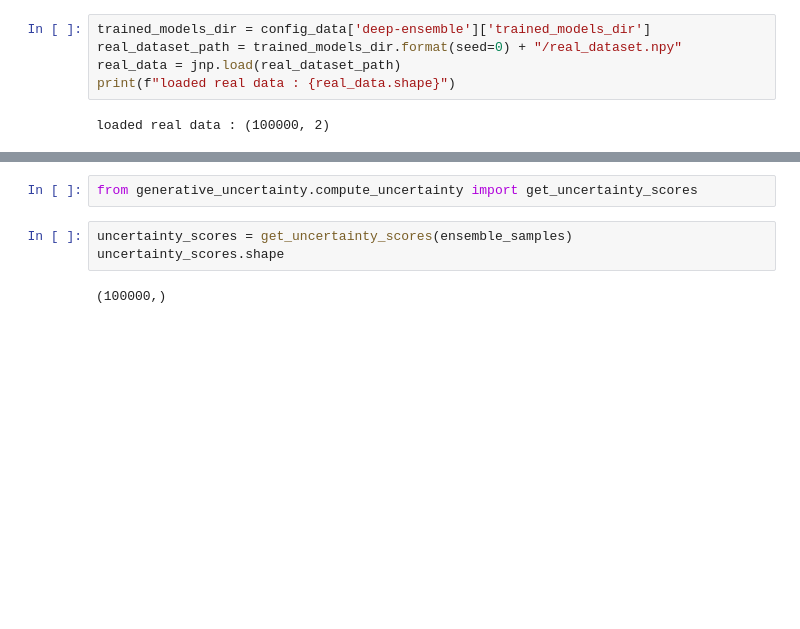
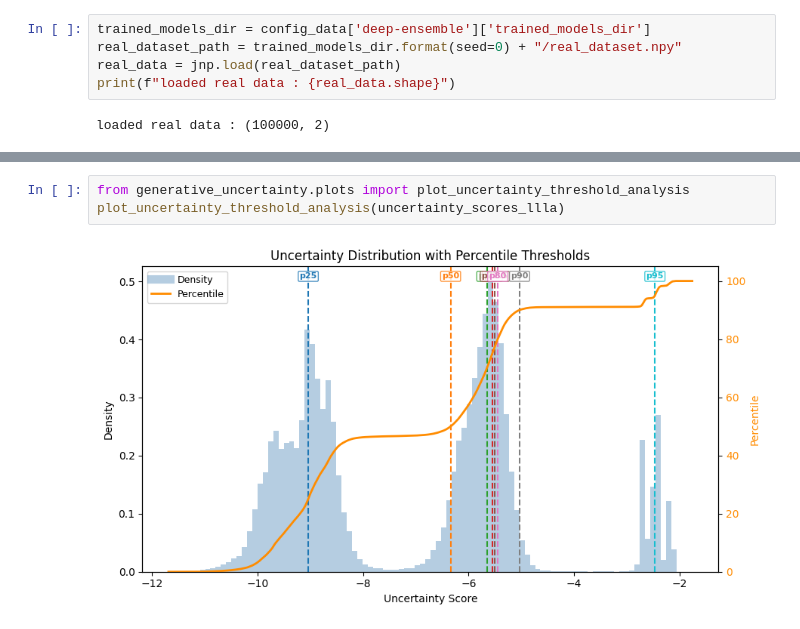
Before and after one commit to gantover/thesis, a Jupyter notebook: diffusion-model-hallucination/gaussian_experiments/gu_plots.ipynb, the cells around one changed output, grey strips where cells are left out. Saved outputs shown, nothing was run; the diff lists cells and outputs as text; blank space fills up the shorter version.

```diff
--- a/diffusion-model-hallucination/gaussian_experiments/gu_plots.ipynb
+++ b/diffusion-model-hallucination/gaussian_experiments/gu_plots.ipynb
@@ -33,8 +43,6 @@ loaded ensemble samples: (6, 100000, 2)
-# %%
-from generative_uncertainty.compute_uncertainty import get_uncertainty_scores
-# %%
-uncertainty_scores = get_uncertainty_scores(ensemble_samples)
-uncertainty_scores.shape
-# %% [output]
-(100000,)
+# %%
+from generative_uncertainty.plots import plot_uncertainty_threshold_analysis
+plot_uncertainty_threshold_analysis(uncertainty_scores_llla)
+# %% [output]
+[figure, added]
 # %%
```
Also changed, not shown: parts of 16 cells of this notebook, 32 other files.
